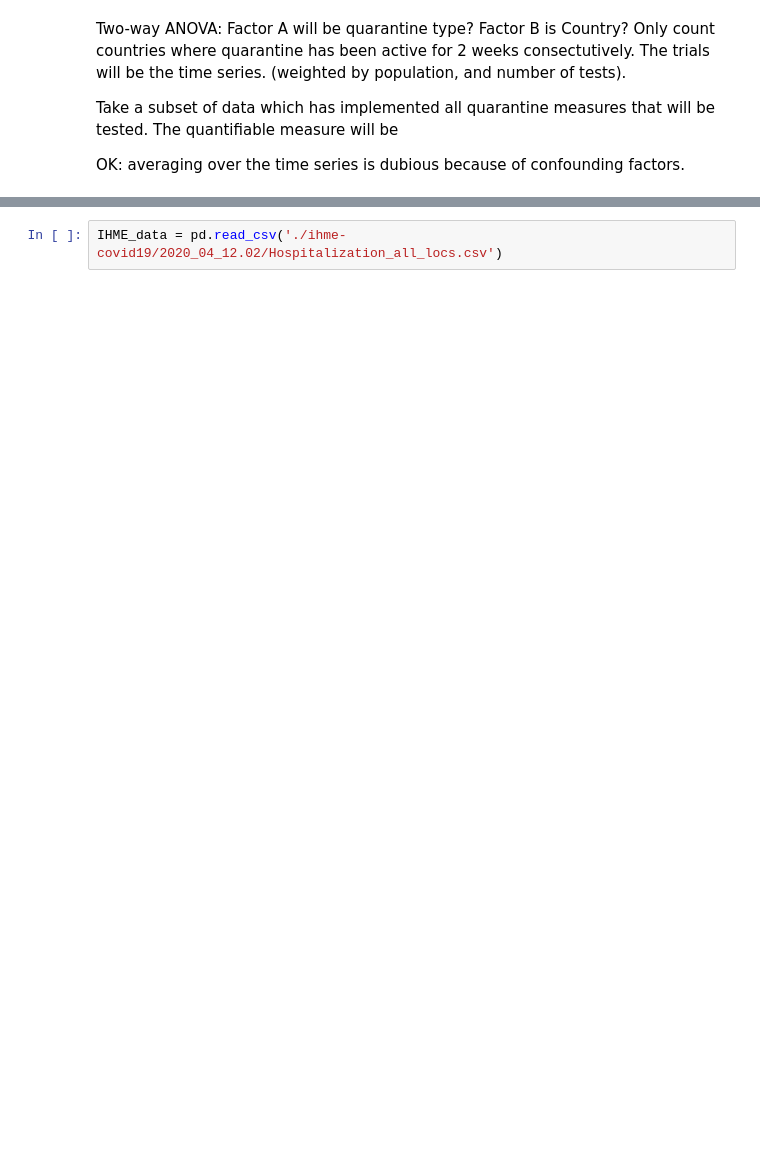
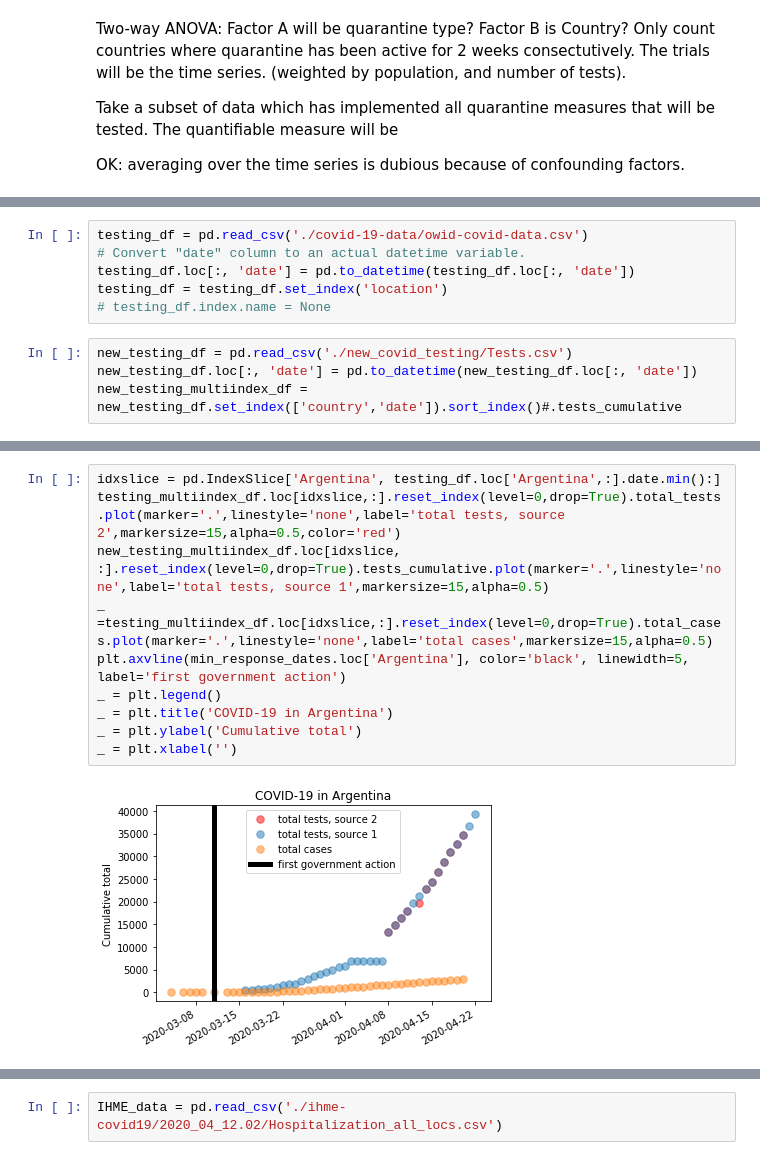
Before and after one commit to mgudorf/datsci, a Jupyter notebook: capstone2/COVID.ipynb, the cells around one changed output, grey strips where cells are left out. Saved outputs shown, nothing was run; the diff lists cells and outputs as text; blank space fills up the shorter version.

Commit message:
testing data & quarantine analysis, beginning

```diff
--- a/capstone2/COVID.ipynb
+++ b/capstone2/COVID.ipynb
@@ -241,0 +141,10 @@ pd.read_csv('./results/training_data_with_weather_info_week_4.csv').columns.toli
+# %%
+testing_df = pd.read_csv('./covid-19-data/owid-covid-data.csv')
+# Convert "date" column to an actual datetime variable.
+testing_df.loc[:, 'date'] = pd.to_datetime(testing_df.loc[:, 'date'])
+testing_df = testing_df.set_index('location')
+# testing_df.index.name = None
+# %%
+new_testing_df = pd.read_csv('./new_covid_testing/Tests.csv')
+new_testing_df.loc[:, 'date'] = pd.to_datetime(new_testing_df.loc[:, 'date'])
+new_testing_multiindex_df = new_testing_df.set_index(['country','date']).sort_index()#.tests_cumulative
@@ -241,0 +176,12 @@ pd.read_csv('./results/training_data_with_weather_info_week_4.csv').columns.toli
+# %%
+idxslice = pd.IndexSlice['Argentina', testing_df.loc['Argentina',:].date.min():]
+testing_multiindex_df.loc[idxslice,:].reset_index(level=0,drop=True).total_tests.plot(marker='.',linestyle='none',label='total tests, source 2',markersize=15,alpha=0.5,color='red')
+new_testing_multiindex_df.loc[idxslice, :].reset_index(level=0,drop=True).tests_cumulative.plot(marker='.',linestyle='none',label='total tests, source 1',markersize=15,alpha=0.5)
+_ =testing_multiindex_df.loc[idxslice,:].reset_index(level=0,drop=True).total_cases.plot(marker='.',linestyle='none',label='total cases',markersize=15,alpha=0.5)
+plt.axvline(min_response_dates.loc['Argentina'], color='black', linewidth=5, label='first government action')
+_ = plt.legend()
+_ = plt.title('COVID-19 in Argentina')
+_ = plt.ylabel('Cumulative total')
+_ = plt.xlabel('')
+# %% [output]
+[figure, added]
```
Also changed, not shown: parts of 135 cells of this notebook, 2 other files.
